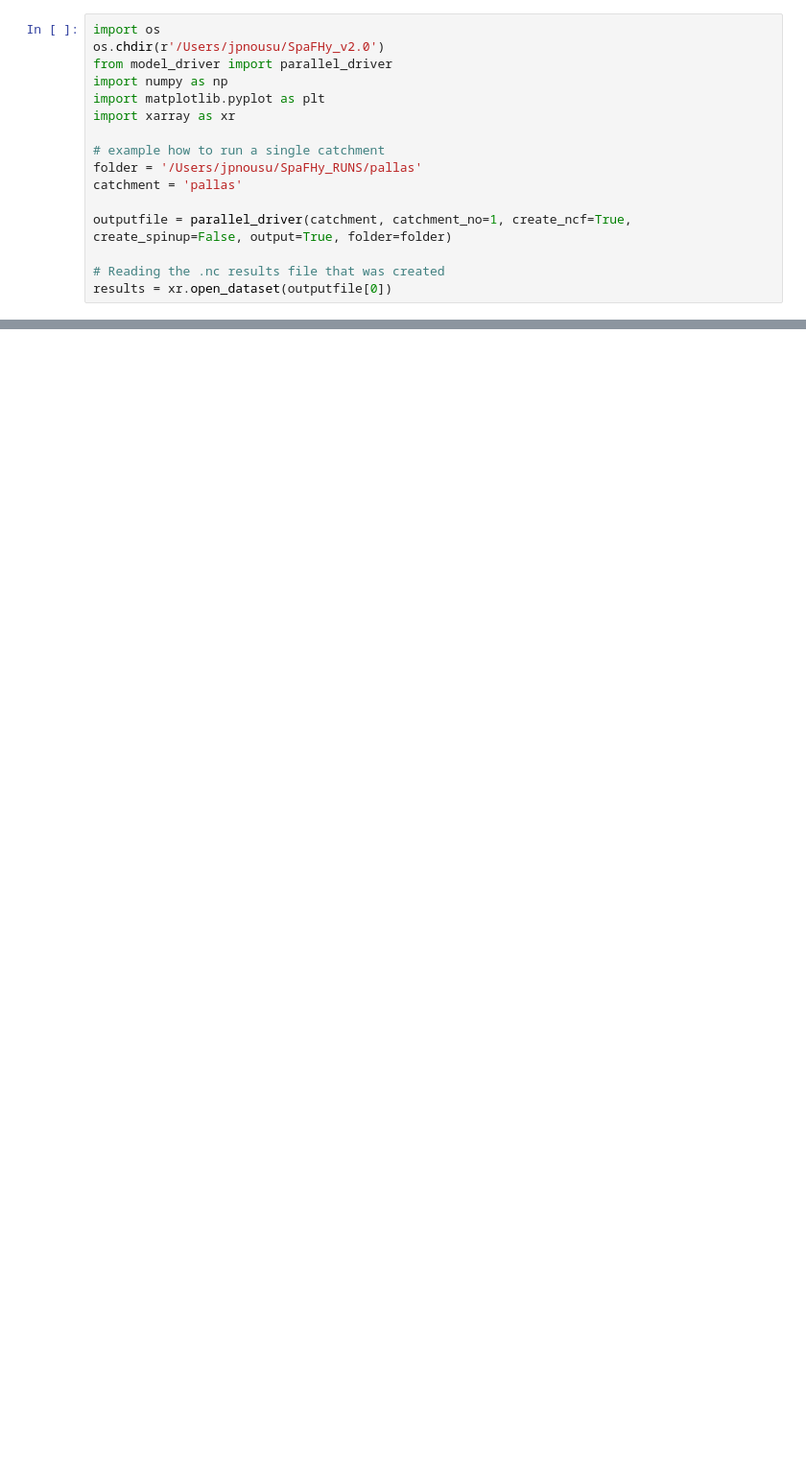
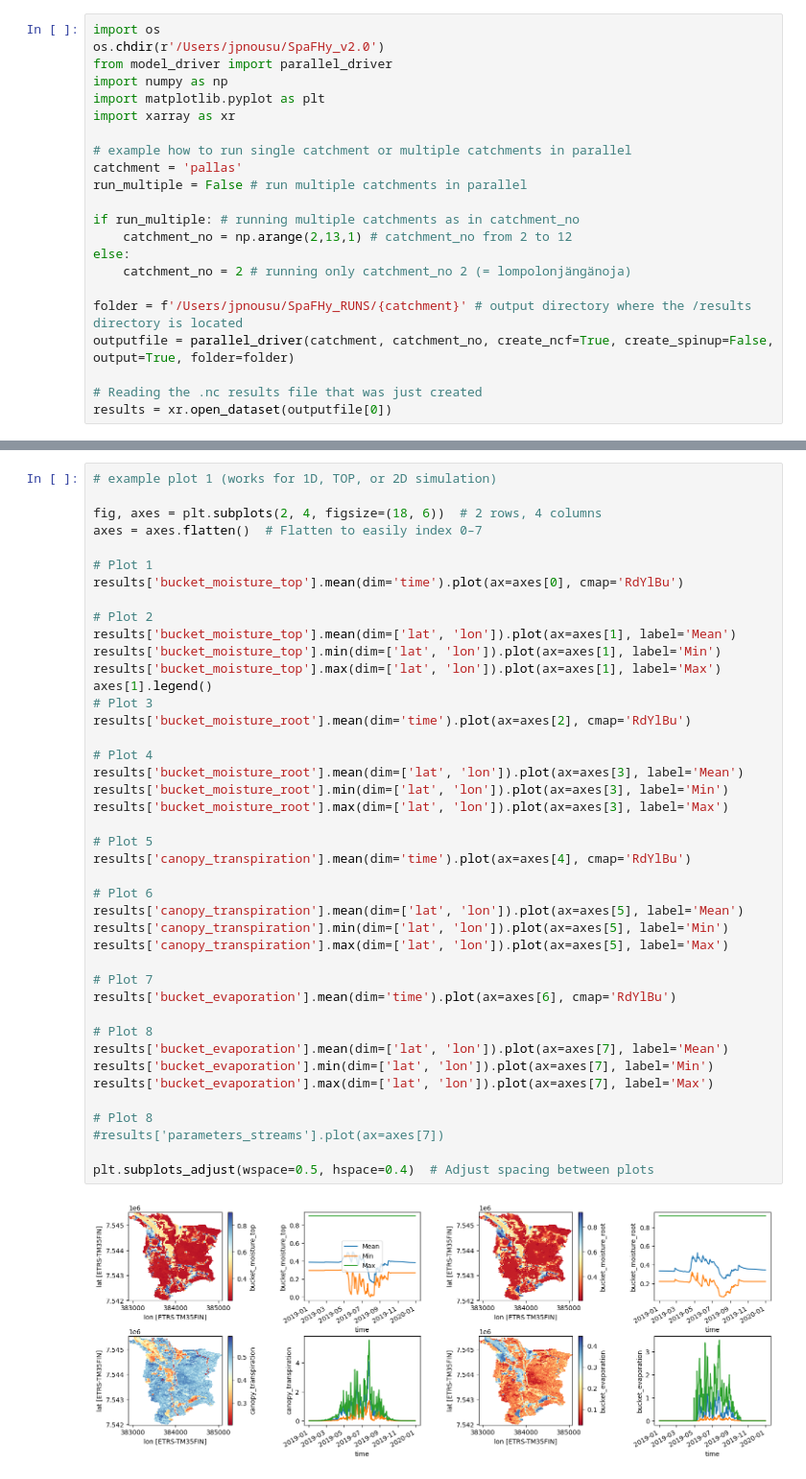
Before and after one commit to jpnousu/SpaFHy_v2.0, a Jupyter notebook: run_example.ipynb, the cells around one changed output, grey strips where cells are left out. Shown at 96% size. Drawn from its saved outputs; the diff is of its cells as text; blank space fills up the shorter version.

Commit message:
updated run_example, readme and pallas parameters

```diff
--- a/run_example.ipynb
+++ b/run_example.ipynb
@@ -8,12 +8,18 @@ import numpy as np
 import matplotlib.pyplot as plt
 import xarray as xr
 
-# example how to run a single catchment
-folder = '/Users/jpnousu/SpaFHy_RUNS/pallas'
+# example how to run single catchment or multiple catchments in parallel
 catchment = 'pallas'
+run_multiple = False # run multiple catchments in parallel
 
-outputfile = parallel_driver(catchment, catchment_no=1, create_ncf=True, create_spinup=False, output=True, folder=folder)
+if run_multiple: # running multiple catchments as in catchment_no
+    catchment_no = np.arange(2,13,1) # catchment_no from 2 to 12
+else:
+    catchment_no = 2 # running only catchment_no 2 (= lompolonjängänoja)
 
-# Reading the .nc results file that was created
+folder = f'/Users/jpnousu/SpaFHy_RUNS/{catchment}' # output directory where the /results directory is located
+outputfile = parallel_driver(catchment, catchment_no, create_ncf=True, create_spinup=False, output=True, folder=folder)
+
+# Reading the .nc results file that was just created
 results = xr.open_dataset(outputfile[0])
 # %% [output]
@@ -39,0 +55,44 @@ results['canopy_snow_water_equivalent'].max(dim=['time']).plot()
+# %%
+# example plot 1 (works for 1D, TOP, or 2D simulation)
+
+fig, axes = plt.subplots(2, 4, figsize=(18, 6))  # 2 rows, 4 columns
+axes = axes.flatten()  # Flatten to easily index 0–7
+
+# Plot 1
+results['bucket_moisture_top'].mean(dim='time').plot(ax=axes[0], cmap='RdYlBu')
+
+# Plot 2
+results['bucket_moisture_top'].mean(dim=['lat', 'lon']).plot(ax=axes[1], label='Mean')
+results['bucket_moisture_top'].min(dim=['lat', 'lon']).plot(ax=axes[1], label='Min')
+results['bucket_moisture_top'].max(dim=['lat', 'lon']).plot(ax=axes[1], label='Max')
+axes[1].legend()
+# Plot 3
+results['bucket_moisture_root'].mean(dim='time').plot(ax=axes[2], cmap='RdYlBu')
+
+# Plot 4
+results['bucket_moisture_root'].mean(dim=['lat', 'lon']).plot(ax=axes[3], label='Mean')
+results['bucket_moisture_root'].min(dim=['lat', 'lon']).plot(ax=axes[3], label='Min')
+results['bucket_moisture_root'].max(dim=['lat', 'lon']).plot(ax=axes[3], label='Max')
+
+# Plot 5
+results['canopy_transpiration'].mean(dim='time').plot(ax=axes[4], cmap='RdYlBu')
+
+# Plot 6
+results['canopy_transpiration'].mean(dim=['lat', 'lon']).plot(ax=axes[5], label='Mean')
+results['canopy_transpiration'].min(dim=['lat', 'lon']).plot(ax=axes[5], label='Min')
+results['canopy_transpiration'].max(dim=['lat', 'lon']).plot(ax=axes[5], label='Max')
+
+# Plot 7
+results['bucket_evaporation'].mean(dim='time').plot(ax=axes[6], cmap='RdYlBu')
+
+# Plot 8
+results['bucket_evaporation'].mean(dim=['lat', 'lon']).plot(ax=axes[7], label='Mean')
+results['bucket_evaporation'].min(dim=['lat', 'lon']).plot(ax=axes[7], label='Min')
+results['bucket_evaporation'].max(dim=['lat', 'lon']).plot(ax=axes[7], label='Max')
+
+# Plot 8
+#results['parameters_streams'].plot(ax=axes[7])
+
+plt.subplots_adjust(wspace=0.5, hspace=0.4)  # Adjust spacing between plots
+# %% [output]
+[figure, added]
```
Also changed, not shown: parts of 4 cells of this notebook, 4 other files.
